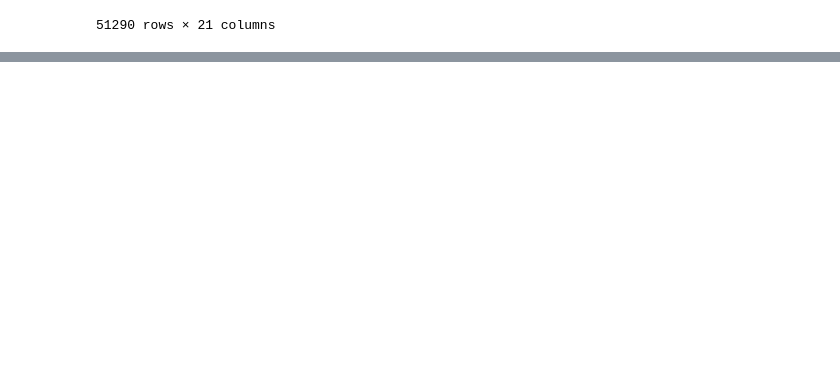
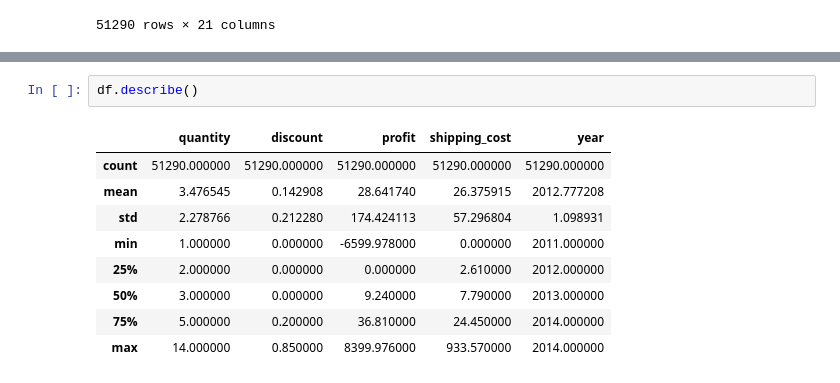
Before and after one commit to jacobabhihail-tech/advanced-data-wrangling-lab, a Jupyter notebook: day01_advanced_pandas/day1_sales_analysis.ipynb, the cells around one changed output, grey strips where cells are left out. Drawn from its saved outputs; the diff is of its cells as text; blank space fills up the shorter version.

```diff
--- a/day01_advanced_pandas/day1_sales_analysis.ipynb
+++ b/day01_advanced_pandas/day1_sales_analysis.ipynb
@@ -133,0 +146,12 @@ NameError: name 'sales' is not defined
+# %%
+df.describe()
+# %% [output]
+|  | quantity | discount | profit | shipping_cost | year |
+| count | 51290.000000 | 51290.000000 | 51290.000000 | 51290.000000 | 51290.000000 |
+| mean | 3.476545 | 0.142908 | 28.641740 | 26.375915 | 2012.777208 |
+| std | 2.278766 | 0.212280 | 174.424113 | 57.296804 | 1.098931 |
+| min | 1.000000 | 0.000000 | -6599.978000 | 0.000000 | 2011.000000 |
+| 25% | 2.000000 | 0.000000 | 0.000000 | 2.610000 | 2012.000000 |
+| 50% | 3.000000 | 0.000000 | 9.240000 | 7.790000 | 2013.000000 |
+| 75% | 5.000000 | 0.200000 | 36.810000 | 24.450000 | 2014.000000 |
+| max | 14.000000 | 0.850000 | 8399.976000 | 933.570000 | 2014.000000 |
```
Also changed, not shown: parts of 45 cells of this notebook, 2 other files.
